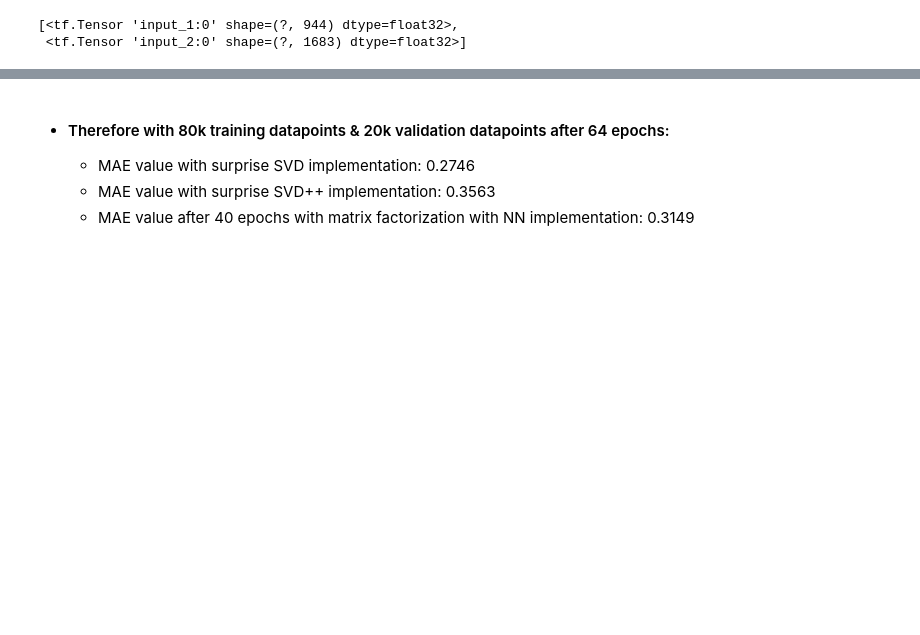
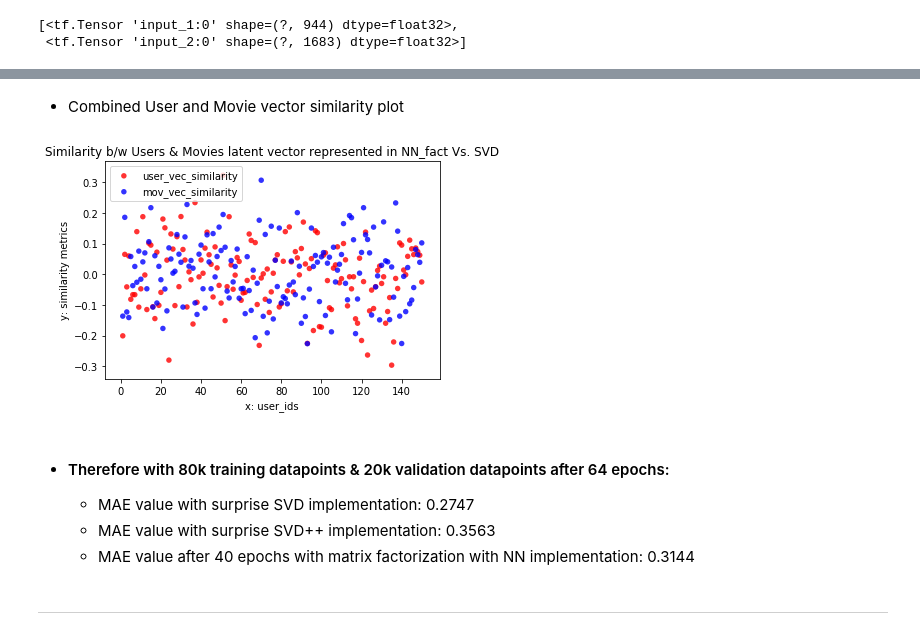
Before and after one commit to mlsquare/cook-imly, a Jupyter notebook: Notebooks/matrix factorization via NN.ipynb, the cells around one changed output, grey strips where cells are left out. Drawn from its saved outputs; the diff is of its cells as text; code cells hidden in the pictures; blank space fills up the shorter version.

```diff
--- a/Notebooks/matrix factorization via NN.ipynb
+++ b/Notebooks/matrix factorization via NN.ipynb
@@ -464,0 +475,5 @@ Epoch 4/4
+# %%
+tset_user_svd= to_categorical(testset_arr[:,0], num_classes=int(user_vec_svd.shape[0]))#testset_arr[:,0]
+tset_mov_svd= to_categorical(testset_arr[:,1], num_classes=int(item_vec_svd.shape[0]))
+
+print('shape of tset_user_svd: {}\nshape of tset_mov_svd: {}'.format(tset_user_svd.shape, tset_mov_svd.shape))
@@ -465,5 +567,28 @@ Epoch 4/4
+# %% [markdown]
+* Combined User and Movie vector similarity plot
+# %%
+data = (d1, d2)
+colors = ("red", "blue")
+groups = ("user_vec_similarity", "mov_vec_similarity")
+
+fig = plt.figure()
+ax = fig.add_subplot(1, 1, 1)#, axisbg="1.0")
+
+for data, color, group in zip(data, colors, groups):
+    x,y = data
+    ax.scatter(x, y, alpha=0.8, c=color, edgecolors='none', s=30, label=group)
+
+plt.title('Similarity b/w Users & Movies latent vector represented in NN_fact Vs. SVD')
+plt.xlabel('x: user_ids')
+plt.ylabel('y: similarity metrics')
+plt.legend(loc=2)
+plt.show()
+# %% [output]
+[figure, added]
 # %% [markdown]
 * #### Therefore with 80k training datapoints & 20k validation datapoints after 64 epochs:
-    * MAE value with surprise SVD implementation: 0.2746
+    * MAE value with surprise SVD implementation: 0.2747
     * MAE value with surprise SVD++ implementation: 0.3563
-    * MAE value after 40 epochs with matrix factorization with NN implementation: 0.3149
+    * MAE value after 40 epochs with matrix factorization with NN implementation: 0.3144
+# %% [markdown]
+___________________
```
Also changed, not shown: parts of 45 cells of this notebook.
